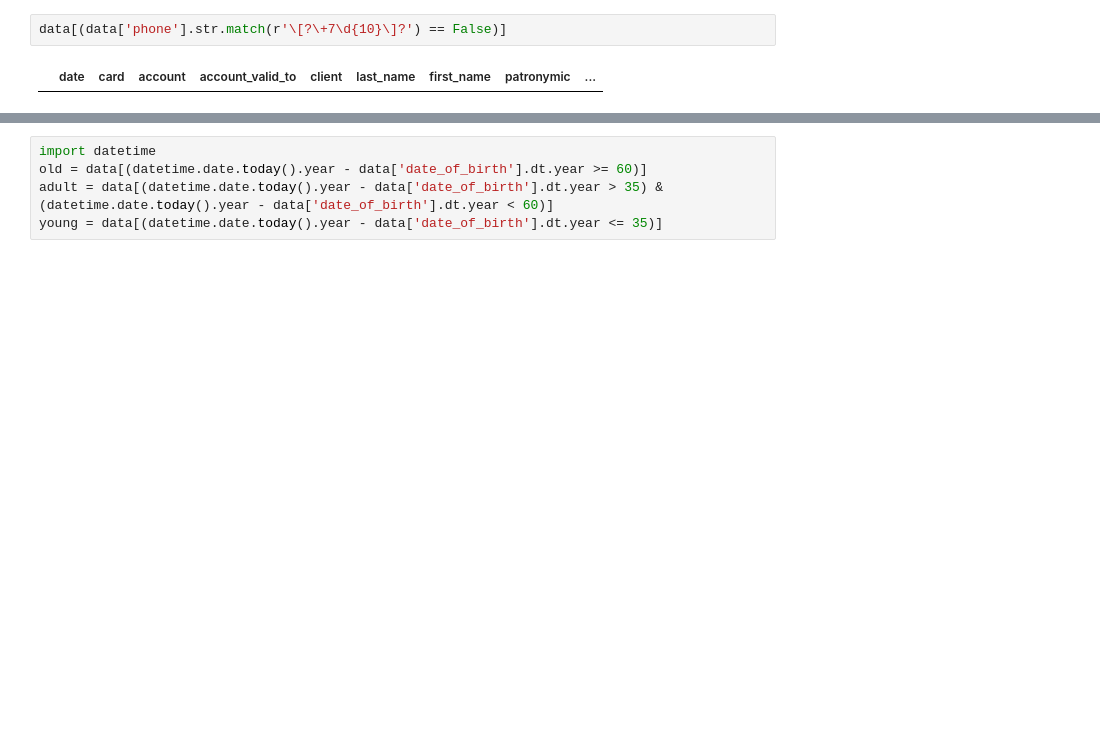
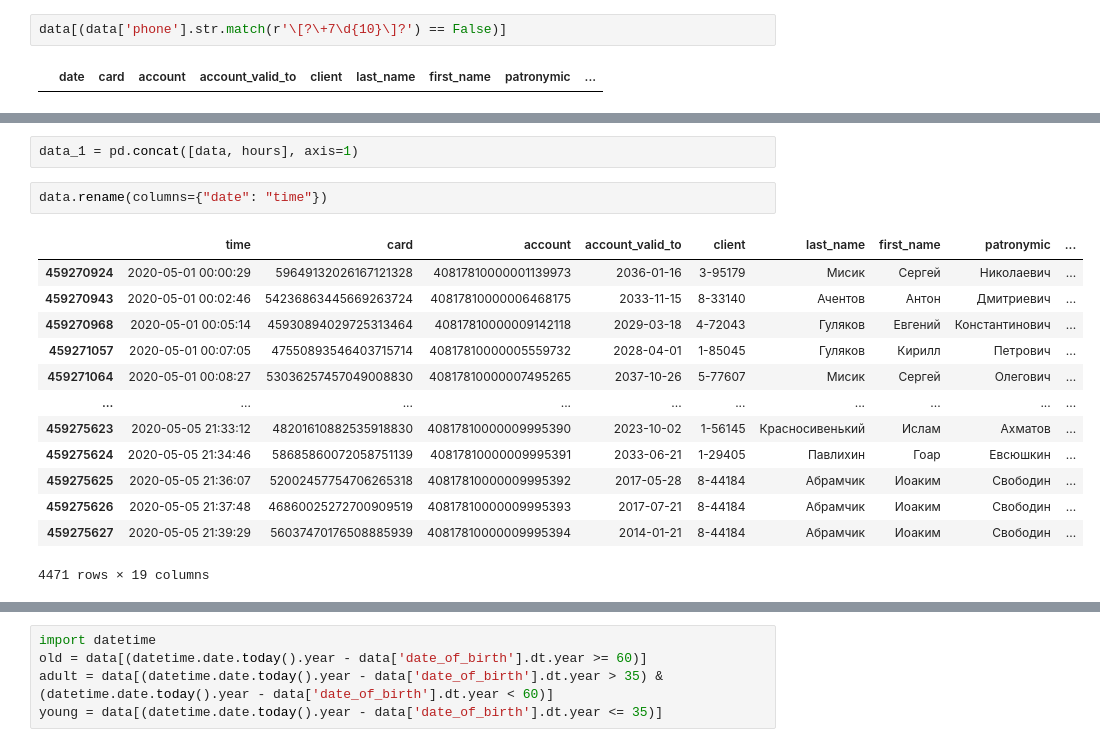
Before and after one commit to kishik/opportunity, a Jupyter notebook: research.ipynb, the cells around one changed output, grey strips where cells are left out. Saved outputs shown, nothing was run; the diff lists cells and outputs as text; blank space fills up the shorter version.

```diff
--- a/research.ipynb
+++ b/research.ipynb
@@ -141,0 +182,18 @@ Name: oper_result, dtype: int64
+# %%
+data_1 = pd.concat([data, hours], axis=1)
+# %%
+data.rename(columns={"date": "time"})
+# %% [output]
+|  | time | card | account | account_valid_to | client | last_name | first_name | patronymic | ... |
+| 459270924 | 2020-05-01 00:00:29 | 59649132026167121328 | 40817810000001139973 | 2036-01-16 | 3-95179 | Мисик | Сергей | Николаевич | ... |
+| 459270943 | 2020-05-01 00:02:46 | 54236863445669263724 | 40817810000006468175 | 2033-11-15 | 8-33140 | Ачентов | Антон | Дмитриевич | ... |
+| 459270968 | 2020-05-01 00:05:14 | 45930894029725313464 | 40817810000009142118 | 2029-03-18 | 4-72043 | Гуляков | Евгений | Константинович | ... |
+| 459271057 | 2020-05-01 00:07:05 | 47550893546403715714 | 40817810000005559732 | 2028-04-01 | 1-85045 | Гуляков | Кирилл | Петрович | ... |
+| 459271064 | 2020-05-01 00:08:27 | 53036257457049008830 | 40817810000007495265 | 2037-10-26 | 5-77607 | Мисик | Сергей | Олегович | ... |
+| ... | ... | ... | ... | ... | ... | ... | ... | ... | ... |
+| 459275623 | 2020-05-05 21:33:12 | 48201610882535918830 | 40817810000009995390 | 2023-10-02 | 1-56145 | Красносивенький | Ислам | Ахматов | ... |
+| 459275624 | 2020-05-05 21:34:46 | 58685860072058751139 | 40817810000009995391 | 2033-06-21 | 1-29405 | Павлихин | Гоар | Евсюшкин | ... |
+| 459275625 | 2020-05-05 21:36:07 | 52002457754706265318 | 40817810000009995392 | 2017-05-28 | 8-44184 | Абрамчик | Иоаким | Свободин | ... |
+| 459275626 | 2020-05-05 21:37:48 | 46860025272700909519 | 40817810000009995393 | 2017-07-21 | 8-44184 | Абрамчик | Иоаким | Свободин | ... |
+| 459275627 | 2020-05-05 21:39:29 | 56037470176508885939 | 40817810000009995394 | 2014-01-21 | 8-44184 | Абрамчик | Иоаким | Свободин | ... |
+4471 rows × 19 columns
```
Also changed, not shown: parts of 39 cells of this notebook, 5 other files.
